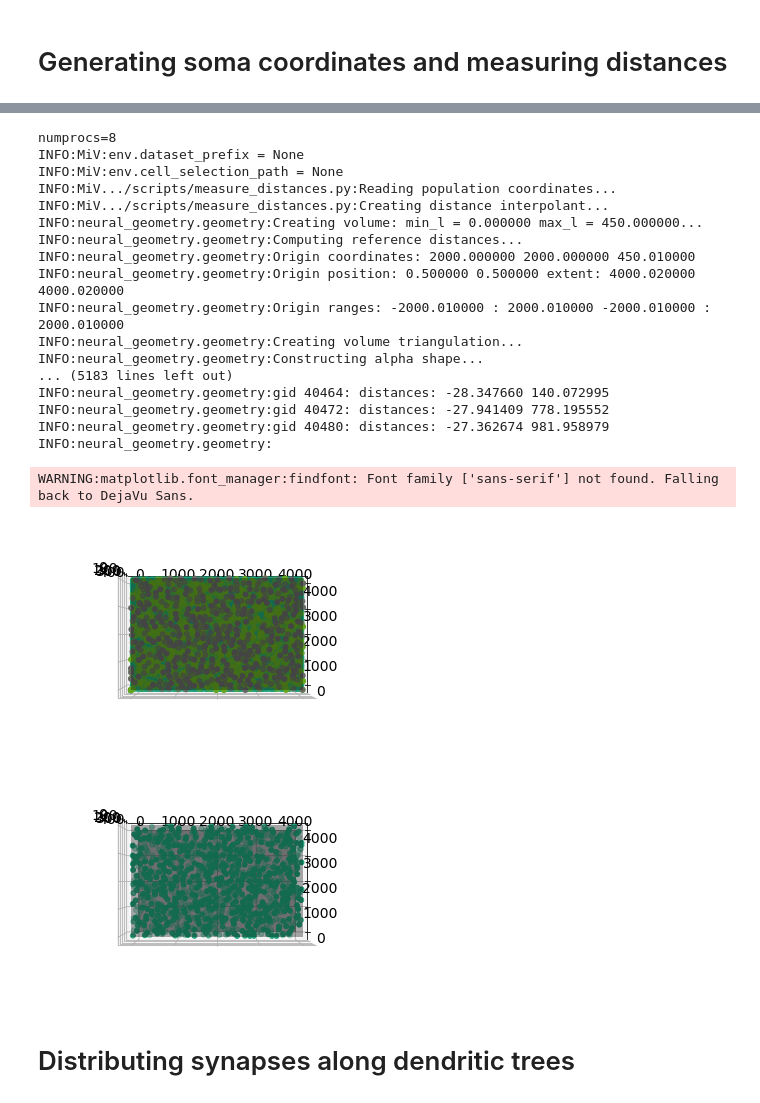
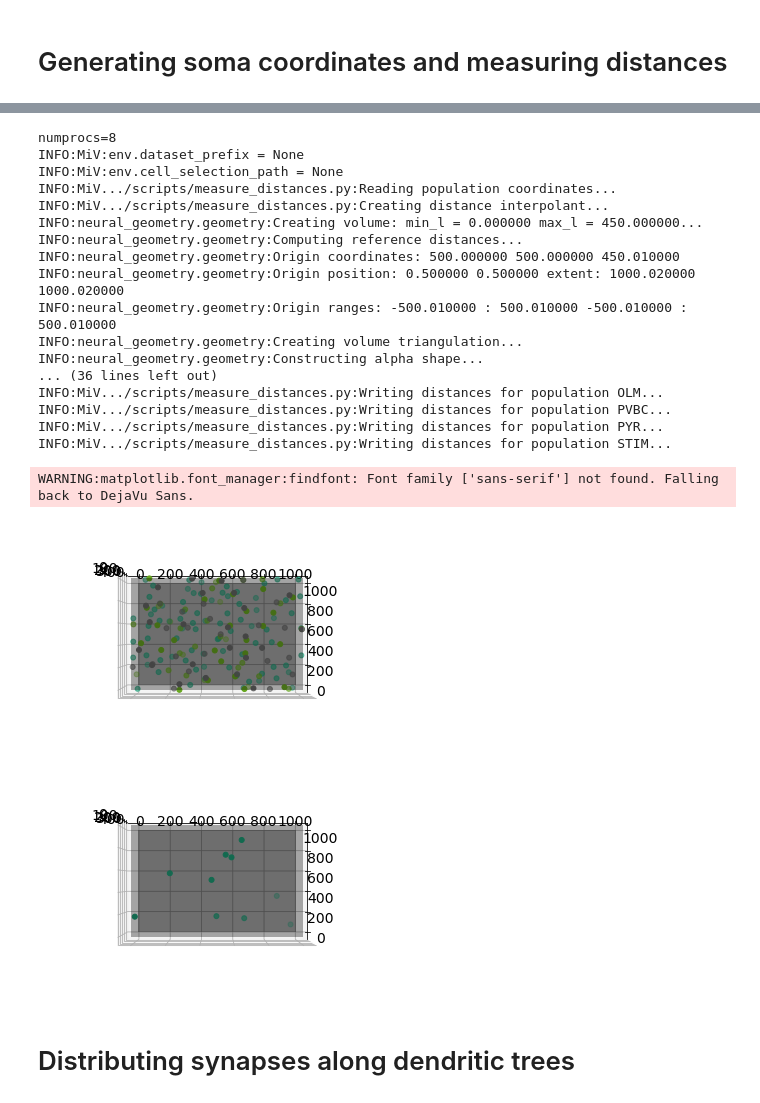
Before and after one commit to GazzolaLab/MiV-Simulator, a Jupyter notebook: notebooks/Constructing a Network Model.ipynb, the cells around one changed output, grey strips where cells are left out. Drawn from its saved outputs; the diff is of its cells as text; code cells hidden in the pictures.

Commit message:
added small microcircuit configuration; additional missing mechanisms; various bug fixes in network module

```diff
--- a/notebooks/Constructing a Network Model.ipynb
+++ b/notebooks/Constructing a Network Model.ipynb
@@ -96,11 +87,8 @@ NotebookApp.rate_limit_window=3.0 (secs)
 # %%
-!mpirun.mpich -n 8 python3 ..mpirun.mpich -n 8 python3 ./scripts/measure_distances.py -v \
-             -i PYR -i PVBC -i OLM \
-             --config=config/Microcircuit.yaml \
-             --coords-path=./datasets/Microcircuit_coords.h5/scripts/measure_distances.py -v \
+!mpirun.mpich -n 8 python3 ../scripts/measure_distances.py -v \
              -i PYR -i PVBC -i OLM -i STIM \
-             --config=../config/Microcircuit.yaml \
-             --coords-path=./datasets/Microcircuit_coords.h5
+             --config=../config/Microcircuit_Small.yaml \
+             --coords-path=./datasets/Microcircuit_Small_coords.h5
 # %% [output]
 numprocs=8
 INFO:MiV:env.dataset_prefix = None
@@ -109,30 +97,30 @@ INFO:MiV.../scripts/measure_distances.py:Reading population coordinates...
 INFO:MiV.../scripts/measure_distances.py:Creating distance interpolant...
 INFO:neural_geometry.geometry:Creating volume: min_l = 0.000000 max_l = 450.000000...
 INFO:neural_geometry.geometry:Computing reference distances...
-INFO:neural_geometry.geometry:Origin coordinates: 2000.000000 2000.000000 450.010000
-INFO:neural_geometry.geometry:Origin position: 0.500000 0.500000 extent: 4000.020000 4000.020000
-INFO:neural_geometry.geometry:Origin ranges: -2000.010000 : 2000.010000 -2000.010000 : 2000.010000
+INFO:neural_geometry.geometry:Origin coordinates: 500.000000 500.000000 450.010000
+INFO:neural_geometry.geometry:Origin position: 0.500000 0.500000 extent: 1000.020000 1000.020000
+INFO:neural_geometry.geometry:Origin ranges: -500.010000 : 500.010000 -500.010000 : 500.010000
 INFO:neural_geometry.geometry:Creating volume triangulation...
 INFO:neural_geometry.geometry:Constructing alpha shape...
-... (5183 lines left out)
-INFO:neural_geometry.geometry:gid 40464: distances: -28.347660 140.072995
-INFO:neural_geometry.geometry:gid 40472: distances: -27.941409 778.195552
-INFO:neural_geometry.geometry:gid 40480: distances: -27.362674 981.958979
-INFO:neural_geometry.geometry:
+... (36 lines left out)
+INFO:MiV.../scripts/measure_distances.py:Writing distances for population OLM...
+INFO:MiV.../scripts/measure_distances.py:Writing distances for population PVBC...
+INFO:MiV.../scripts/measure_distances.py:Writing distances for population PYR...
+INFO:MiV.../scripts/measure_distances.py:Writing distances for population STIM...
 # %%
 %run ../scripts/plot_coords_in_volume.py \
---config ../config/Microcircuit.yaml \
---coords-path datasets/Microcircuit_coords.h5 \
+--config ../config/Microcircuit_Small.yaml \
+--coords-path datasets/Microcircuit_Small_coords.h5 \
 -i PYR -i PVBC -i OLM
 # %% [output]
 WARNING:matplotlib.font_manager:findfont: Font family ['sans-serif'] not found. Falling back to DejaVu Sans.
-[figure, old version]
+[figure, new version]
 # %%
 %run ../scripts/plot_coords_in_volume.py \
---config ../config/Microcircuit.yaml \
---coords-path datasets/Microcircuit_coords.h5 \
+--config ../config/Microcircuit_Small.yaml \
+--coords-path datasets/Microcircuit_Small_coords.h5 \
 -i STIM
 # %% [output]
-[figure, old version]
+[figure, new version]
 # %% [markdown]
 # Distributing synapses along dendritic trees
```
Also changed, not shown: parts of 27 cells of this notebook, 13 other files.
